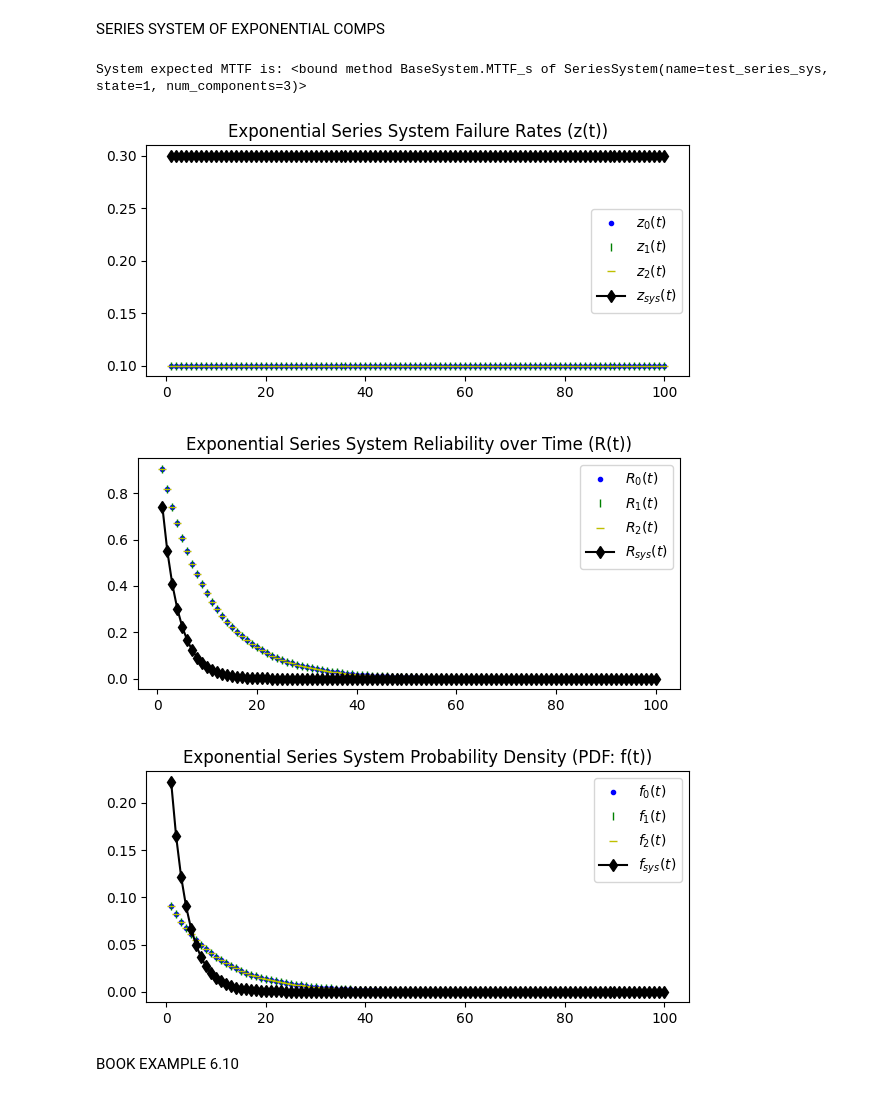
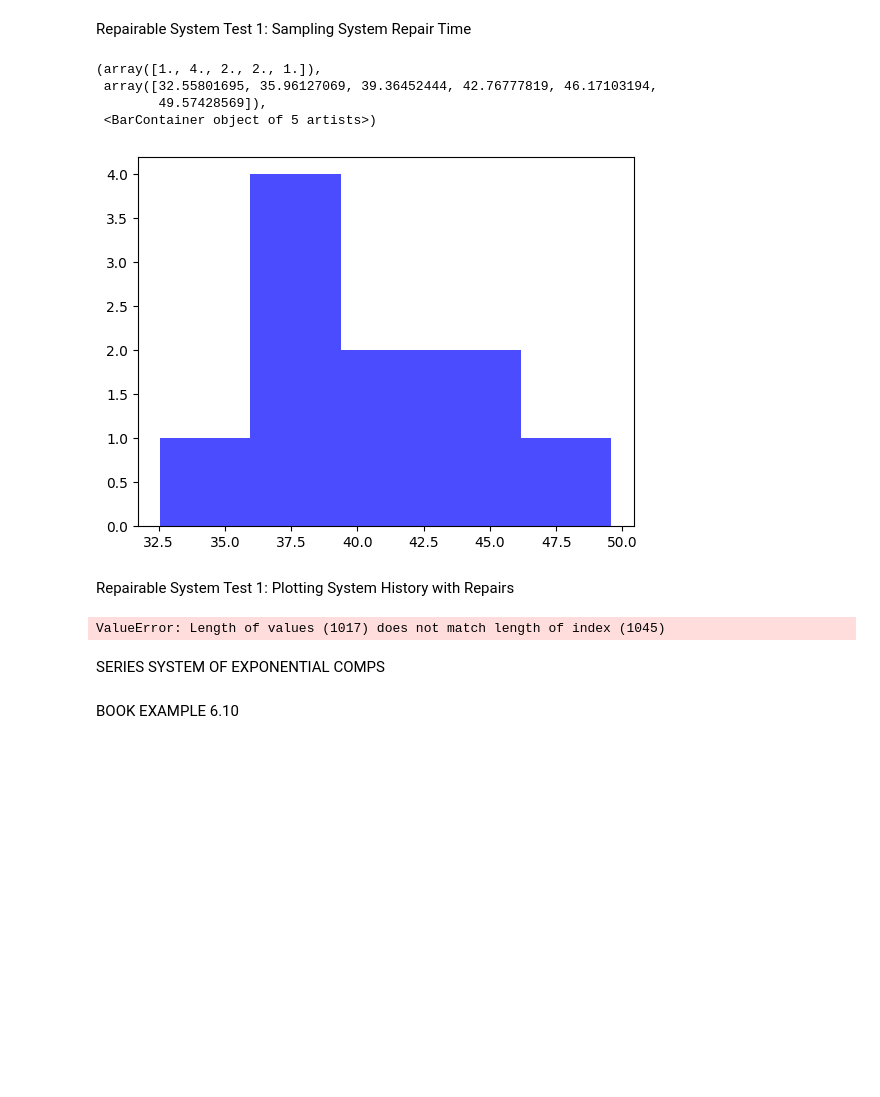
Before and after one commit to andreyaW/KISS2, a Jupyter notebook: object_testing_notebooks/system_test.ipynb, the cells around one changed output. Cells and saved outputs as stored; diff of their text form; code cells hidden in the pictures; blank space fills up the shorter version.

Commit message:
system and component histories are unequal

```diff
--- a/object_testing_notebooks/system_test.ipynb
+++ b/object_testing_notebooks/system_test.ipynb
@@ -1,3 +1,55 @@
+# %% [markdown]
+Repairable System Test 1: Sampling System Repair Time
+# %%
+from system_objects.series_system import SeriesSystem
+# from system_objects.parallel_system import ParallelSystem
+from component_objects.component_weibull import WeibullComponent
+import numpy as np
+import matplotlib.pyplot as plt
+
+# initialize a series system of 3 components
+
+comp1 = WeibullComponent(name="Comp1", shape=2.0, MTTF=1000.0, MTTR=50.0)
+comp2 = WeibullComponent(name="Comp2", shape=2.0, MTTF=1000.0, MTTR=50.0)
+comp3 = WeibullComponent(name="Comp3", shape=2.0, MTTF=1000.0, MTTR=50.0)
+
+series_system = SeriesSystem(
+    name="SeriesSystem",
+    components=[comp1, comp2, comp3]
+)
+
+# simulate n repairs and plot the repair times
+n_repairs = 10
+repair_times = []
+for _ in range(n_repairs):
+    repair_time, __ = series_system.repair()
+    repair_times.append(repair_time)
+
+plt.hist(repair_times, bins=5, alpha=0.7, color='blue')
+# %% [output]
+(array([1., 4., 2., 2., 1.]),
+ array([32.55801695, 35.96127069, 39.36452444, 42.76777819, 46.17103194,
+        49.57428569]),
+ <BarContainer object of 5 artists>)
+[figure, added]
+# %% [markdown]
+Repairable System Test 1: Plotting System History with Repairs
+# %%
+from system_objects.series_system import SeriesSystem
+from component_objects.component_weibull import WeibullComponent
+
+# initalize a series system
+comps = [WeibullComponent(name= f"Comp#{i+1}", MTTF=200, MTTR=20, shape=1.5) for i in range(3)]
+system = SeriesSystem("Repairable Series System",components=comps)
+
+# simulate the system over time with repairs
+sim_duration = 1000  # total time to simulate
+system.simulate(sim_duration, repairable=True)
+
+# plot the system state history over time
+system.plot_history()
+# %% [output]
+ValueError: Length of values (1017) does not match length of index (1045)
 # %%
 import math
 gamma_value_int = math.gamma(5)
@@ -51,11 +103,6 @@ plt.legend()
 
 #print estimated MTTF
 print(f"System expected MTTF is: {sys.MTTF_s}")
-# %% [output]
-System expected MTTF is: <bound method BaseSystem.MTTF_s of SeriesSystem(name=test_series_sys, state=1, num_components=3)>
-[figure, removed]
-[figure, removed]
-[figure, removed]
 # %% [markdown]
 BOOK EXAMPLE 6.10
 # %%
```
Also changed, not shown: parts of 11 cells of this notebook, 6 other files.
